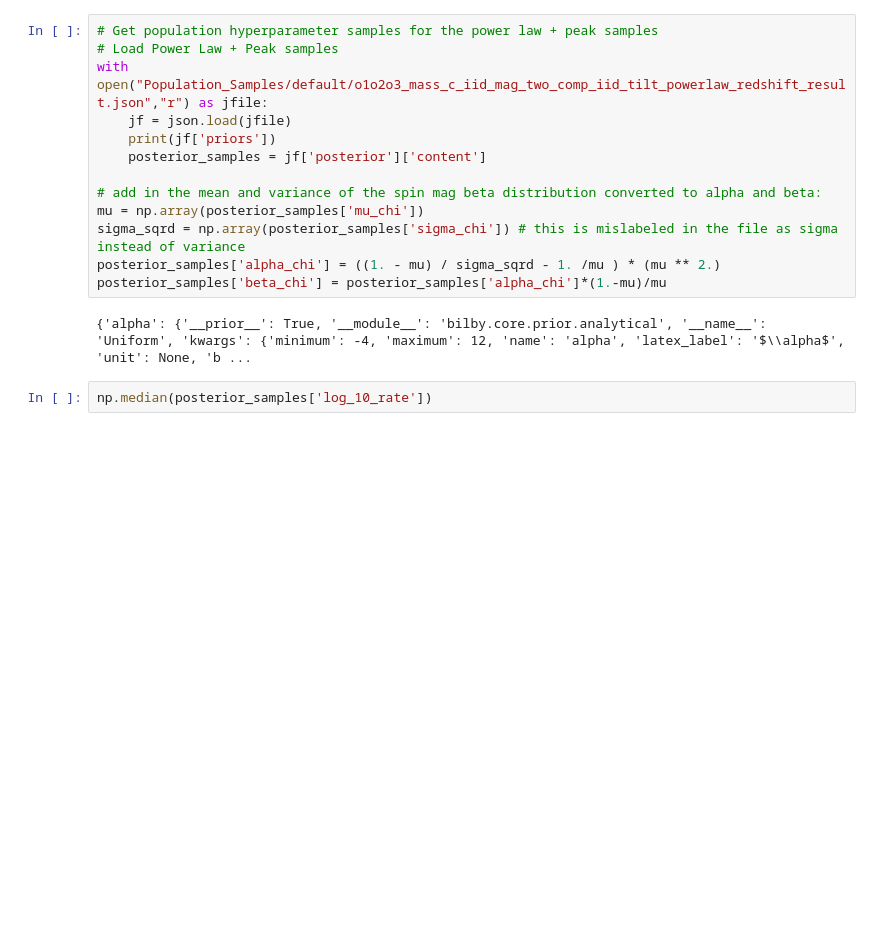
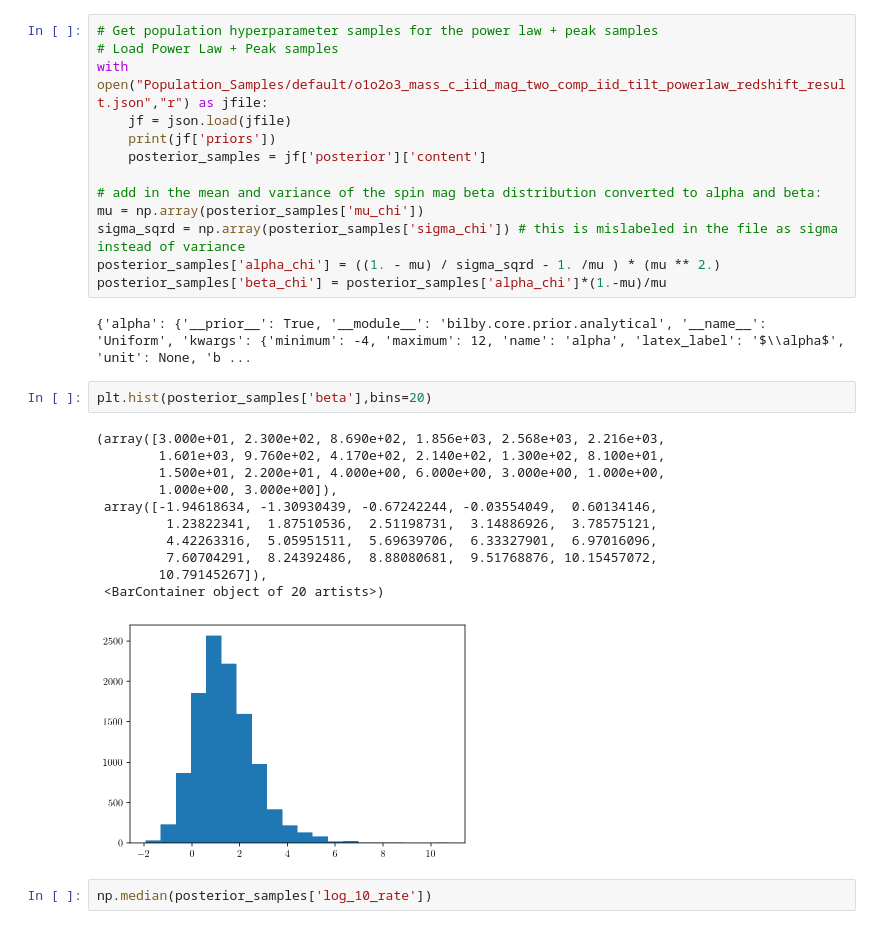
Before and after one commit to zodoctor/final_state_population, a Jupyter notebook: Final_State_Population.ipynb, the cells around one changed output. Saved outputs shown, nothing was run; the diff lists cells and outputs as text; blank space fills up the shorter version.

```diff
--- a/Final_State_Population.ipynb
+++ b/Final_State_Population.ipynb
@@ -489,6 +489,20 @@ posterior_samples['alpha_chi'] = ((1. - mu) / sigma_sqrd - 1. /mu ) * (mu ** 2.)
 posterior_samples['beta_chi'] = posterior_samples['alpha_chi']*(1.-mu)/mu
 # %% [output]
 {'alpha': {'__prior__': True, '__module__': 'bilby.core.prior.analytical', '__name__': 'Uniform', 'kwargs': {'minimum': -4, 'maximum': 12, 'name': 'alpha', 'latex_label': '$\\alpha$', 'unit': None, 'b ...
+# %%
+plt.hist(posterior_samples['beta'],bins=20)
+# %% [output]
+(array([3.000e+01, 2.300e+02, 8.690e+02, 1.856e+03, 2.568e+03, 2.216e+03,
+        1.601e+03, 9.760e+02, 4.170e+02, 2.140e+02, 1.300e+02, 8.100e+01,
+        1.500e+01, 2.200e+01, 4.000e+00, 6.000e+00, 3.000e+00, 1.000e+00,
+        1.000e+00, 3.000e+00]),
+ array([-1.94618634, -1.30930439, -0.67242244, -0.03554049,  0.60134146,
+         1.23822341,  1.87510536,  2.51198731,  3.14886926,  3.78575121,
+         4.42263316,  5.05951511,  5.69639706,  6.33327901,  6.97016096,
+         7.60704291,  8.24392486,  8.88080681,  9.51768876, 10.15457072,
+        10.79145267]),
+ <BarContainer object of 20 artists>)
+[figure, added]
 # %%
 np.median(posterior_samples['log_10_rate'])
 # %% [output]
```
Also changed, not shown: parts of 6 cells of this notebook, 5 other files.
